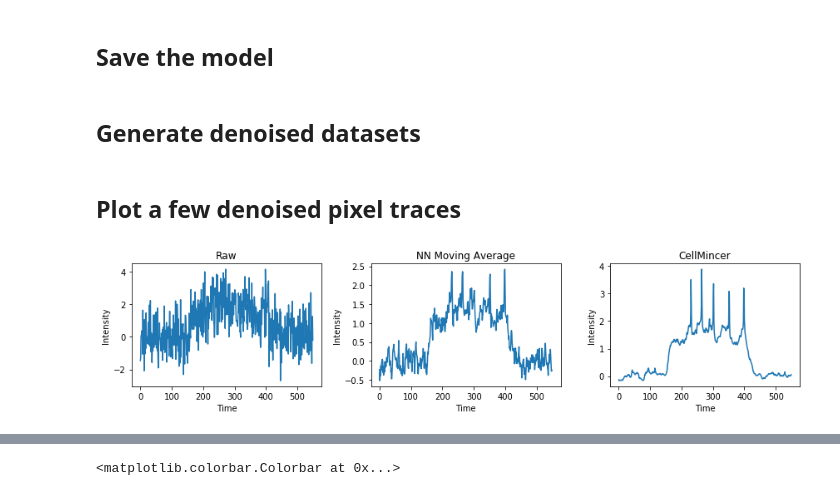
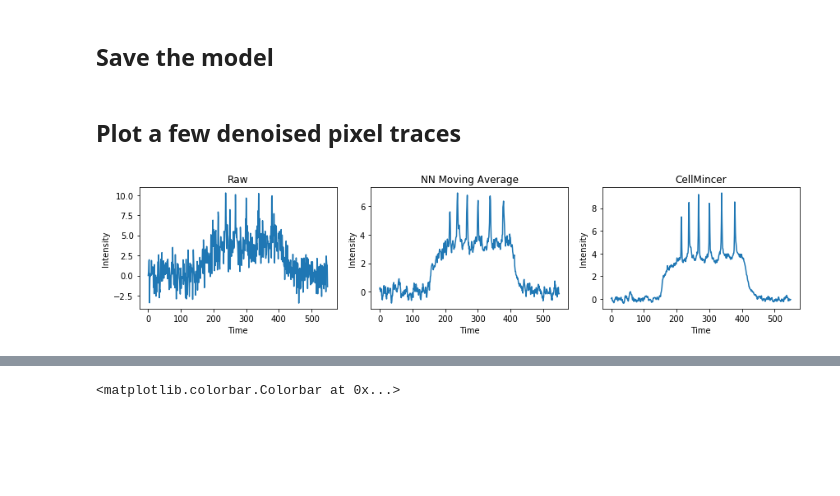
Before and after one commit to cellarium-ai/CellMincer, a Jupyter notebook: notebooks/cellmincer_proto.ipynb, the cells around one changed output, grey strips where cells are left out. Drawn from its saved outputs; the diff is of its cells as text; code cells hidden in the pictures; blank space fills up the shorter version.

```diff
--- a/notebooks/cellmincer_proto.ipynb
+++ b/notebooks/cellmincer_proto.ipynb
@@ -78,10 +76,4 @@ denoiser_config = {
 }
-# %%
-# or load ... ?
-#
-input_model_prefix = '2D_weakreg_longrun'
-with open(f'./saved_models/denoiser_config__{input_model_prefix}.json', 'r') as f:
-    denoiser_config = json.load(f)
 # %%
 movie_width = 512
 movie_height = 180
@@ -144,8 +166,3 @@ temporal_combiner = ConvolutionalTemporalCombiner(
     dtype=dtype)
 # %% [markdown]
 ### Load parameters (optional)
-# %%
-per_frame_feature_extractor.load_state_dict(
-    torch.load(f'./saved_models/unet__{input_model_prefix}.pt'))
-temporal_combiner.load_state_dict(
-    torch.load(f'./saved_models/combiner__{input_model_prefix}.pt'))
@@ -162,2 +202,5 @@ optim = torch.optim.Adam(all_params, lr=1e-3, betas=(0.99, 0.999))
+# %%
+total_loss_hist = []
+rec_loss_hist = []
 # %%
 n_batch = 5
@@ -230,2 +291,0 @@ plt.plot(loss_hist)
-# %% [markdown]
-## Generate denoised datasets
@@ -284,9 +293,9 @@ for i_dataset in range(1, len(ws_base_list)):
 ## Plot a few denoised pixel traces
 # %%
 i_dataset = 0
+
 i_t_begin = 50
 i_t_end = 600
-n_samp = 1
 
 denoised_movie_txy = np.zeros(
     (i_t_end - i_t_begin, movie_width, movie_height),
@@ -295,34 +304,25 @@ denoised_movie_txy = np.zeros(
 for i_t in range(i_t_begin, i_t_end):
 
     denoising_input_data = generate_input_for_denoising(
+        ws_base_list=ws_base_list,
+        ws_denoising_list=ws_denoising_list,
         i_dataset=i_dataset,
         i_t=i_t,
-        n_samp=n_samp,
-        ws_base_list=ws_base_list,
-        ws_denoising_list=ws_denoising_list,
         t_order=denoiser_config['t_order'],
-        movie_width=movie_width,
-        movie_height=movie_height,
-        padded_width=padded_width,
-        padded_height=padded_height,
-        occlusion_prob=0.,
-        include_mask=denoiser_config['include_mask'],
         device=device,
         dtype=dtype)
 
-    denoised_xy = denoise(
+    denoised_frame_xy = denoise(
         denoising_input_data,
+        ws_base_list=ws_base_list,
         ws_denoising_list=ws_denoising_list,
         per_frame_feature_extractor=per_frame_feature_extractor,
-        temporal_combiner=temporal_combiner,
-        movie_width=movie_width,
-        movie_height=movie_height,
-        pass_global_features_to_combiner=denoiser_config['pass_global_features_to_combiner'])
+        temporal_combiner=temporal_combiner)
 
-    denoised_movie_txy[i_t - i_t_begin, ...] = denoised_xy.cpu().numpy()
+    denoised_movie_txy[i_t - i_t_begin, ...] = denoised_frame_xy.cpu().numpy()
 
 del denoising_input_data
-del denoised_xy
+del denoised_frame_xy
 torch.cuda.empty_cache()
 # %%
 # baseline: spatio temporal mean
@@ -348,28 +348,28 @@ for i_t in range(i_t_begin, i_t_end):
             target_height=movie_height)
 # %%
 x0, y0 = 393, 65
-x0, y0 = 490, 126
+# x0, y0 = 490, 126
 fig, axs = plt.subplots(ncols=3, figsize=(12, 3))
 
 axs[0].plot(raw_movie_txy[:, x0, y0])
 axs[0].set_title('Raw')
 axs[0].set_xlabel('Time')
 axs[0].set_ylabel('Intensity')
 
 axs[1].plot(nnma_denoised_movie_txy[:, x0, y0])
 axs[1].set_title('NN Moving Average')
 axs[1].set_xlabel('Time')
 axs[1].set_ylabel('Intensity')
 
 axs[2].plot(denoised_movie_txy[:, x0, y0])
 axs[2].set_title('CellMincer')
 axs[2].set_xlabel('Time')
 axs[2].set_ylabel('Intensity')
 
 plt.tight_layout()
-plt.savefig(f'./out/{opto_mov_prefixes[i_dataset]}_{x0}_{y0}.pdf')
+# plt.savefig(f'./out/{opto_mov_prefixes[i_dataset]}_{x0}_{y0}.pdf')
 # %% [output]
-[figure, old version]
+[figure, new version]
 # %%
 fig, ax = new_fig()
 im = plt.imshow(denoised_movie_txy[350, ...].T)
```
Also changed, not shown: parts of 18 cells of this notebook, 3 other files.
